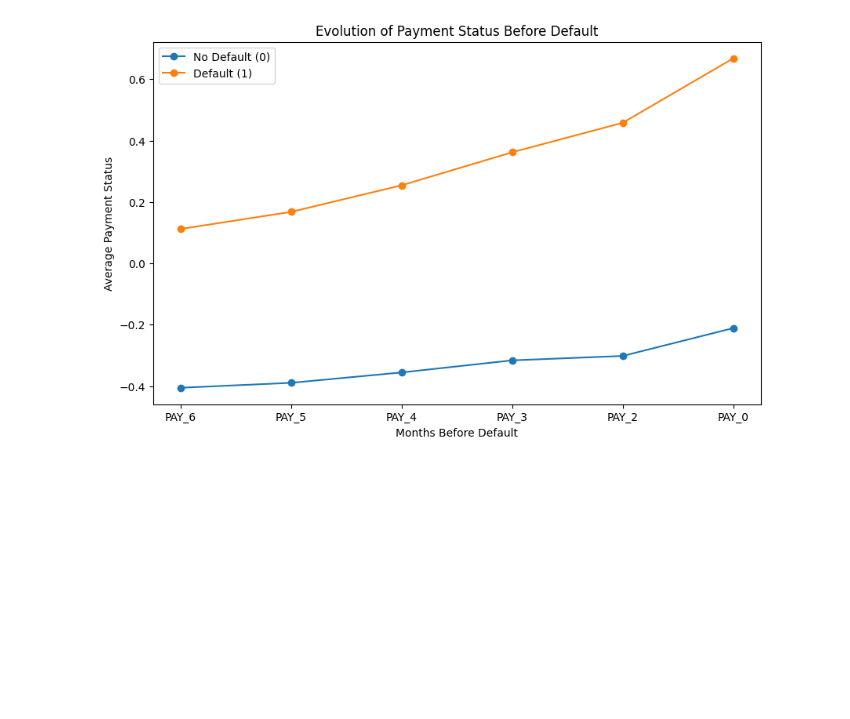
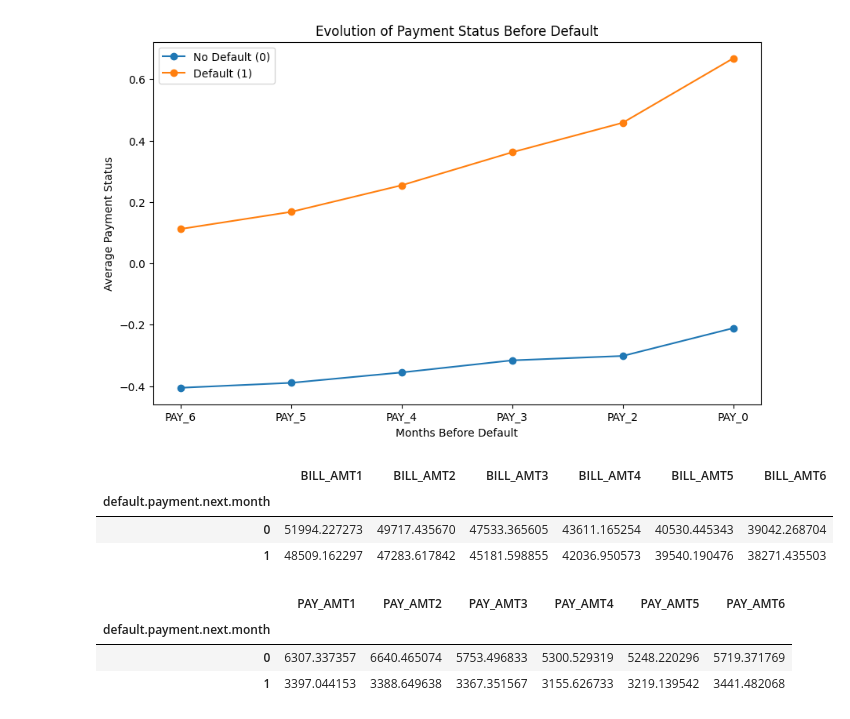
Before and after one commit to Jofregf/Credit-Risk, a Jupyter notebook: notebooks/eda.ipynb, the cells around one changed output. Cells and saved outputs as stored; diff of their text form; code cells hidden in the pictures; blank space fills up the shorter version.

Commit message:
change README.md & eda.ipynb (add bill and pay)

```diff
--- a/notebooks/eda.ipynb
+++ b/notebooks/eda.ipynb
@@ -186,3 +186,20 @@ fig.savefig(
 plt.show()
 # %% [output]
 [figure]
+# %%
+bill_cols = ["BILL_AMT1", "BILL_AMT2", "BILL_AMT3", "BILL_AMT4", "BILL_AMT5", "BILL_AMT6"]
+pay_cols = ["PAY_AMT1", "PAY_AMT2", "PAY_AMT3", "PAY_AMT4", "PAY_AMT5", "PAY_AMT6"]
+
+risk.groupby("default.payment.next.month")[bill_cols].mean()
+# %% [output]
+|  | BILL_AMT1 | BILL_AMT2 | BILL_AMT3 | BILL_AMT4 | BILL_AMT5 | BILL_AMT6 |
+| default.payment.next.month |  |  |  |  |  |  |
+| 0 | 51994.227273 | 49717.435670 | 47533.365605 | 43611.165254 | 40530.445343 | 39042.268704 |
+| 1 | 48509.162297 | 47283.617842 | 45181.598855 | 42036.950573 | 39540.190476 | 38271.435503 |
+# %%
+risk.groupby("default.payment.next.month")[pay_cols].mean()
+# %% [output]
+|  | PAY_AMT1 | PAY_AMT2 | PAY_AMT3 | PAY_AMT4 | PAY_AMT5 | PAY_AMT6 |
+| default.payment.next.month |  |  |  |  |  |  |
+| 0 | 6307.337357 | 6640.465074 | 5753.496833 | 5300.529319 | 5248.220296 | 5719.371769 |
+| 1 | 3397.044153 | 3388.649638 | 3367.351567 | 3155.626733 | 3219.139542 | 3441.482068 |
```
Also changed, not shown: 1 other file.
